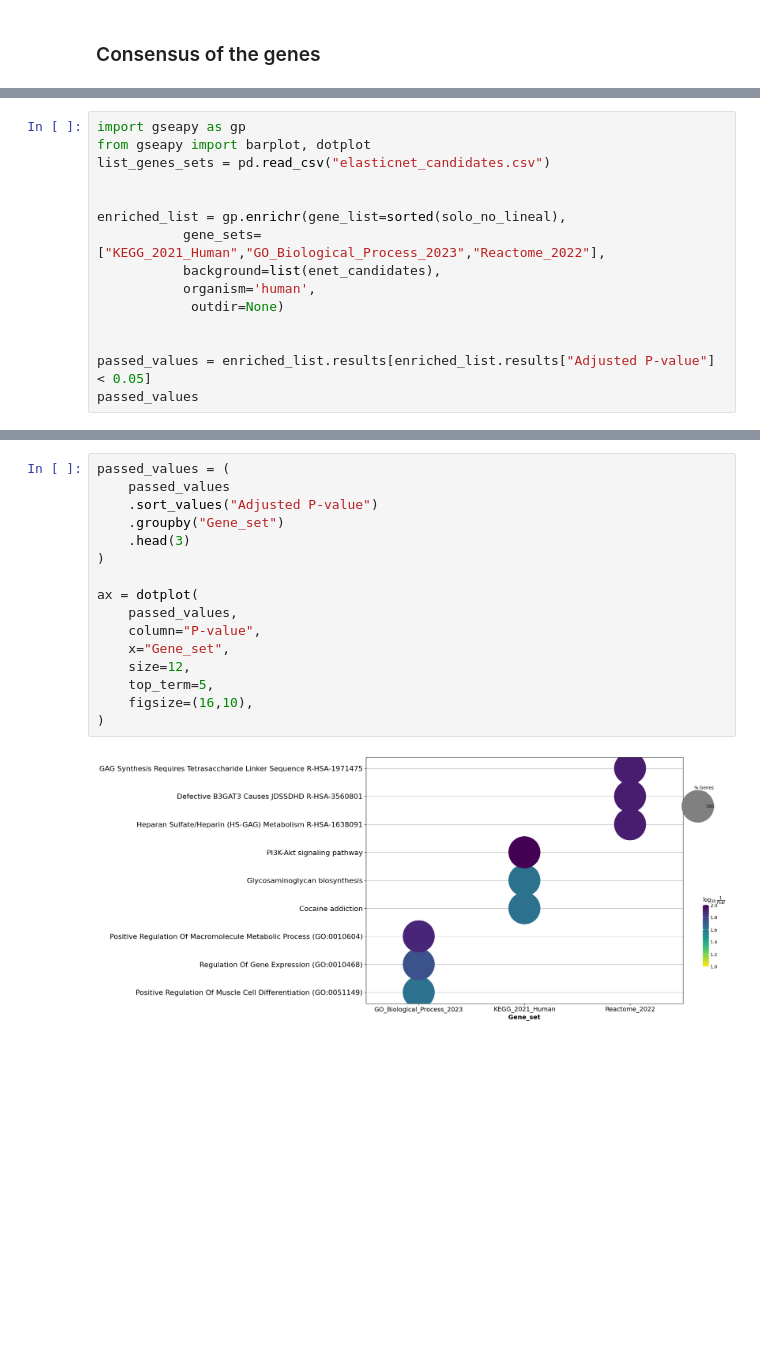
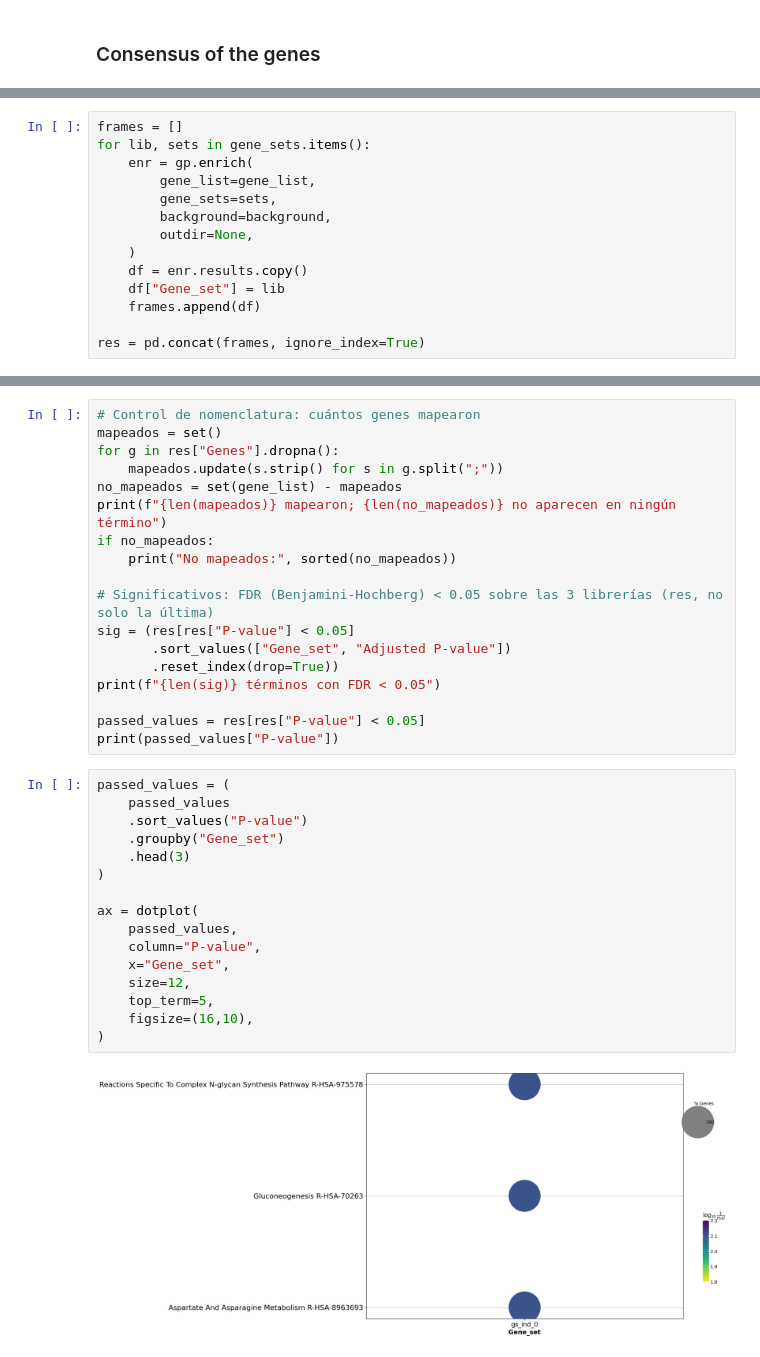
Before and after one commit to Fasmanuel2002/UPSA_Thesis_Research, a Jupyter notebook: research/notebooks/shap_nn.ipynb, the cells around one changed output, grey strips where cells are left out. Cells and saved outputs as stored; diff of their text form; blank space fills up the shorter version.

```diff
--- a/research/notebooks/shap_nn.ipynb
+++ b/research/notebooks/shap_nn.ipynb
@@ -510,15 +496,14 @@ sorted(solo_no_lineal)
 # %%
-import gseapy as gp
-from gseapy import barplot, dotplot
-list_genes_sets = pd.read_csv("elasticnet_candidates.csv")
+frames = []
+for lib, sets in gene_sets.items():
+    enr = gp.enrich(
+        gene_list=gene_list,
+        gene_sets=sets,
+        background=background,
+        outdir=None,
+    )
+    df = enr.results.copy()
+    df["Gene_set"] = lib
+    frames.append(df)
 
-
-enriched_list = gp.enrichr(gene_list=sorted(solo_no_lineal),
-           gene_sets=["KEGG_2021_Human","GO_Biological_Process_2023","Reactome_2022"],
-           background=list(enet_candidates),
-           organism='human',
-            outdir=None)
-
-
-passed_values = enriched_list.results[enriched_list.results["Adjusted P-value"] < 0.05]
-passed_values
+res = pd.concat(frames, ignore_index=True)
@@ -553,21 +510,39 @@ passed_values, sorted(solo_no_lineal)
+# %%
+# Control de nomenclatura: cuántos genes mapearon
+mapeados = set()
+for g in res["Genes"].dropna():
+    mapeados.update(s.strip() for s in g.split(";"))
+no_mapeados = set(gene_list) - mapeados
+print(f"{len(mapeados)} mapearon; {len(no_mapeados)} no aparecen en ningún término")
+if no_mapeados:
+    print("No mapeados:", sorted(no_mapeados))
+
+# Significativos: FDR (Benjamini-Hochberg) < 0.05 sobre las 3 librerías (res, no solo la última)
+sig = (res[res["P-value"] < 0.05]
+       .sort_values(["Gene_set", "Adjusted P-value"])
+       .reset_index(drop=True))
+print(f"{len(sig)} términos con FDR < 0.05")
+
+passed_values = res[res["P-value"] < 0.05]
+print(passed_values["P-value"])
 # %%
 passed_values = (
     passed_values
-    .sort_values("Adjusted P-value")
+    .sort_values("P-value")
     .groupby("Gene_set")
     .head(3)
 )
 
 ax = dotplot(
     passed_values,
     column="P-value",
     x="Gene_set",
     size=12,
     top_term=5,
     figsize=(16,10),
 )
 # %% [output]
-[figure, old version]
+[figure, new version]
 # %%
 ax = barplot(passed_values,
               column="P-value",
```
Also changed, not shown: parts of 20 cells of this notebook, 2 other files.
